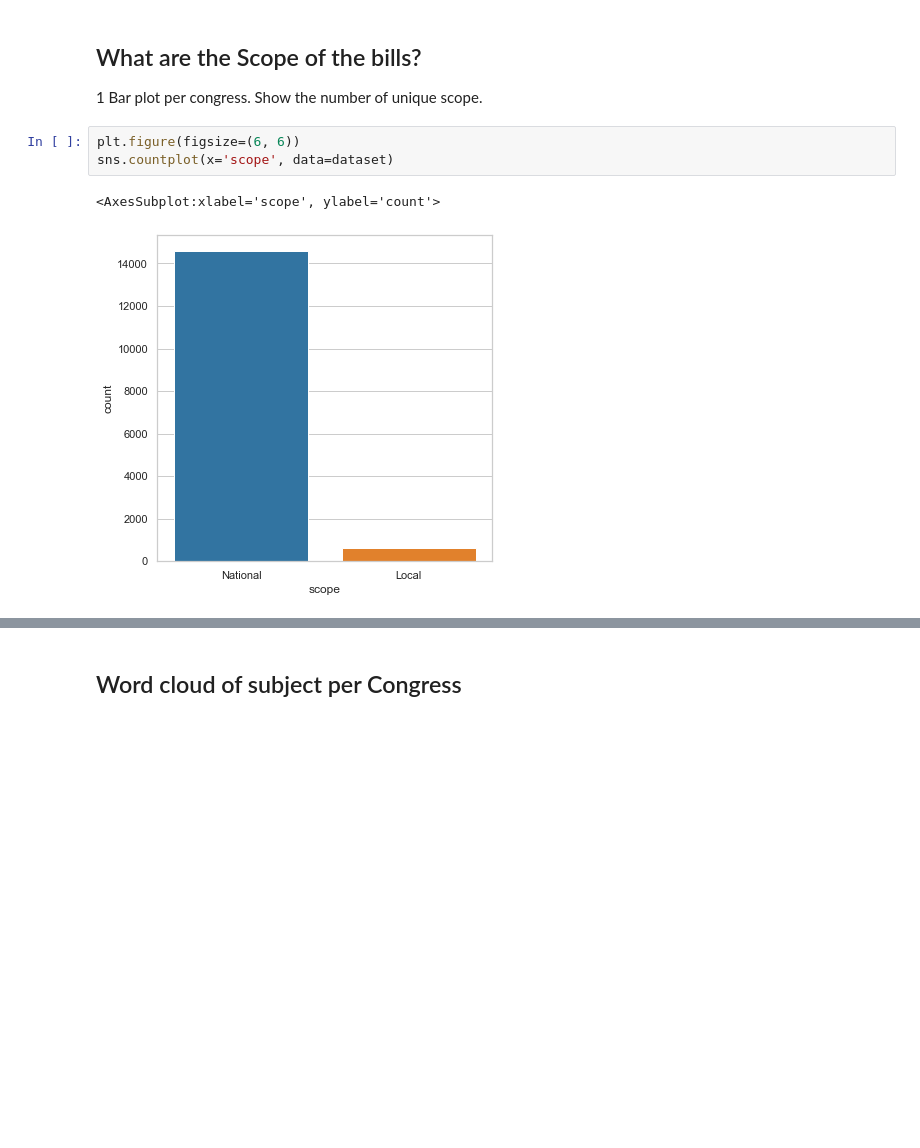
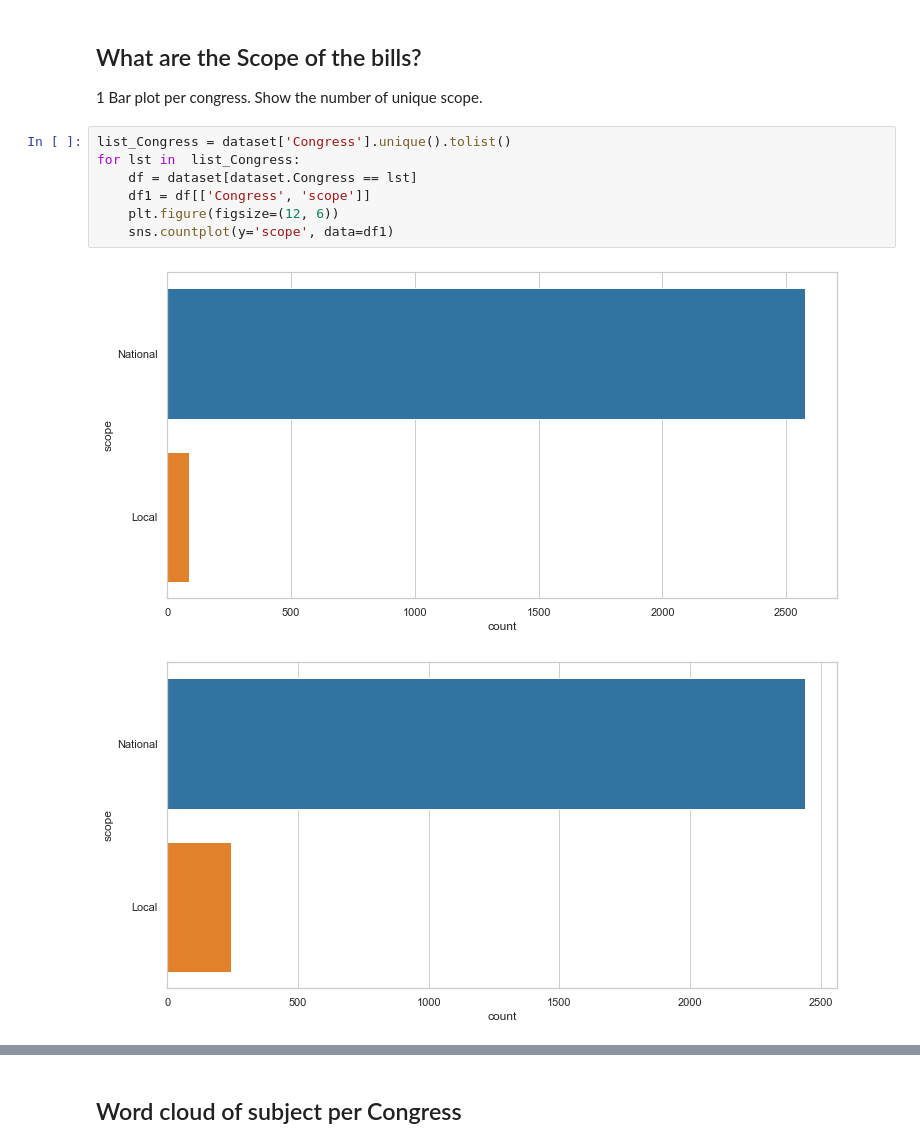
Before and after one commit to May-nerd/dmw-ml-final-project, a Jupyter notebook: final_paper/paper_ronald.ipynb, the cells around one changed output, grey strips where cells are left out. Saved outputs shown, nothing was run; the diff lists cells and outputs as text; blank space fills up the shorter version.

```diff
--- a/final_paper/paper_ronald.ipynb
+++ b/final_paper/paper_ronald.ipynb
@@ -330,9 +345,13 @@ Number of Bills per Month for each congress
 ## What are the Scope of the bills?
 1 Bar plot per congress.
 Show the number of unique scope.
-# %%
-plt.figure(figsize=(6, 6))
-sns.countplot(x='scope', data=dataset)
-# %% [output]
-<AxesSubplot:xlabel='scope', ylabel='count'>
-[figure, removed]
+# %%
+list_Congress = dataset['Congress'].unique().tolist()
+for lst in  list_Congress:
+    df = dataset[dataset.Congress == lst]
+    df1 = df[['Congress', 'scope']]
+    plt.figure(figsize=(12, 6))
+    sns.countplot(y='scope', data=df1)
+# %% [output]
+[figure, added]
+[figure, added]
```
Also changed, not shown: parts of 10 cells of this notebook.
